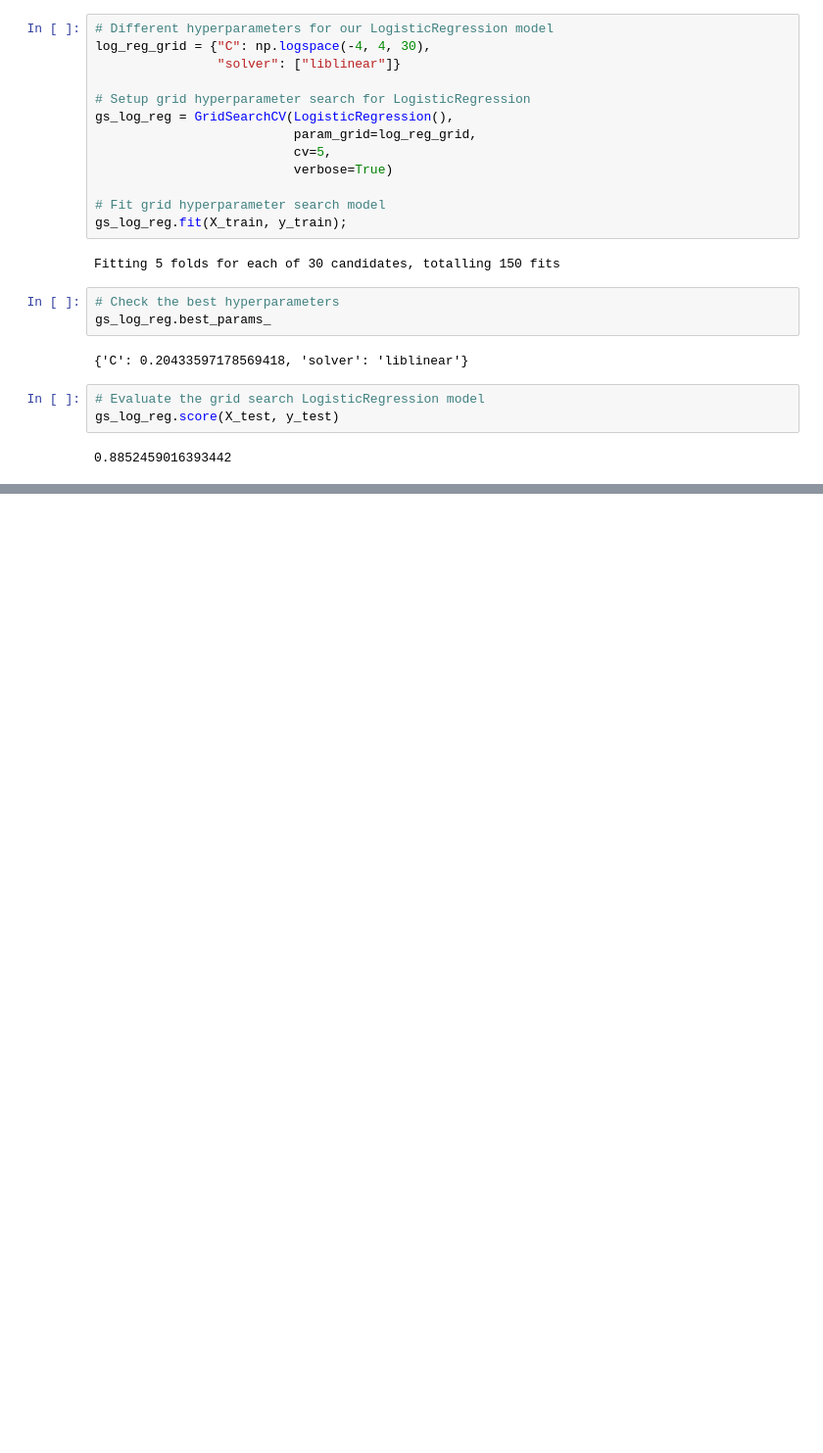
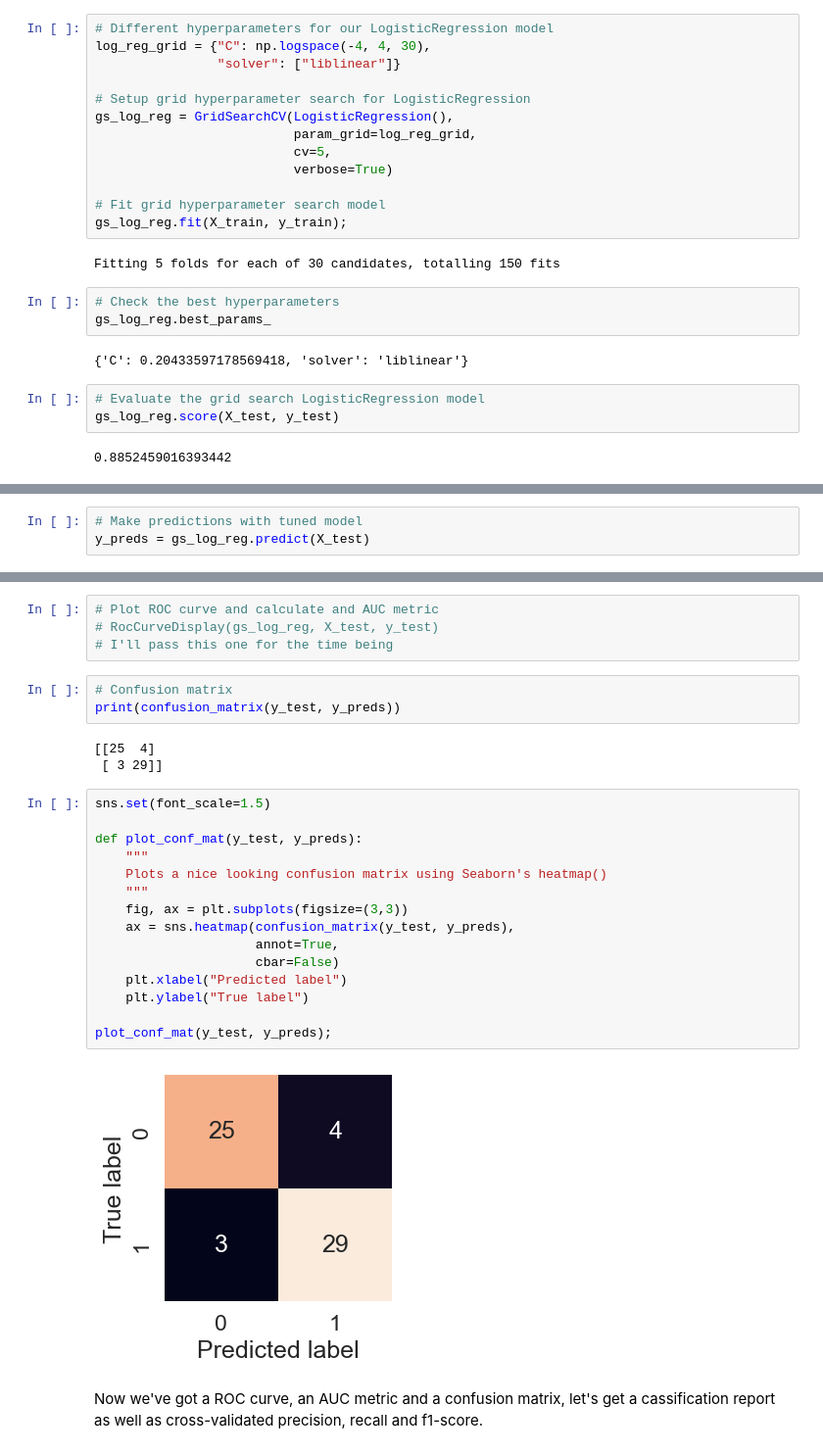
Before and after one commit to mattiasbarth/heart-disease-classification, a Jupyter notebook: end-to-end-heart-disease-classification.ipynb, the cells around one changed output, grey strips where cells are left out. Shown at 98% size. Cells and saved outputs as stored; diff of their text form; blank space fills up the shorter version.

Commit message:
add evaluation of model

```diff
--- a/end-to-end-heart-disease-classification.ipynb
+++ b/end-to-end-heart-disease-classification.ipynb
@@ -630,0 +644,3 @@ gs_log_reg.score(X_test, y_test)
+# %%
+# Make predictions with tuned model
+y_preds = gs_log_reg.predict(X_test)
@@ -630,0 +668,29 @@ gs_log_reg.score(X_test, y_test)
+# %%
+# Plot ROC curve and calculate and AUC metric
+# RocCurveDisplay(gs_log_reg, X_test, y_test)
+# I'll pass this one for the time being
+# %%
+# Confusion matrix
+print(confusion_matrix(y_test, y_preds))
+# %% [output]
+[[25  4]
+ [ 3 29]]
+# %%
+sns.set(font_scale=1.5)
+
+def plot_conf_mat(y_test, y_preds):
+    """
+    Plots a nice looking confusion matrix using Seaborn's heatmap()
+    """
+    fig, ax = plt.subplots(figsize=(3,3))
+    ax = sns.heatmap(confusion_matrix(y_test, y_preds),
+                     annot=True,
+                     cbar=False)
+    plt.xlabel("Predicted label")
+    plt.ylabel("True label")
+
+plot_conf_mat(y_test, y_preds);
+# %% [output]
+[figure, added]
+# %% [markdown]
+Now we've got a ROC curve, an AUC metric and a confusion matrix, let's get a cassification report as well as cross-validated precision, recall and f1-score.
```
Also changed, not shown: parts of 13 cells of this notebook.
